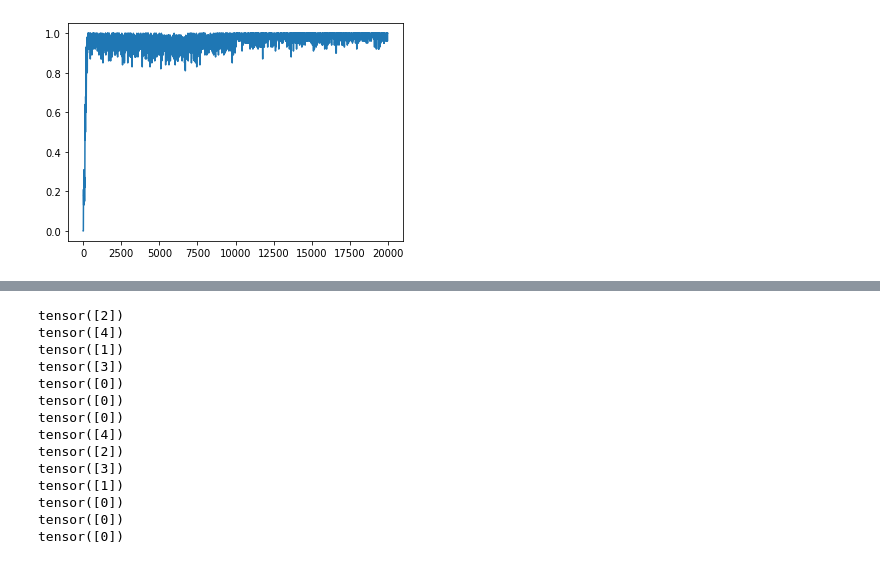
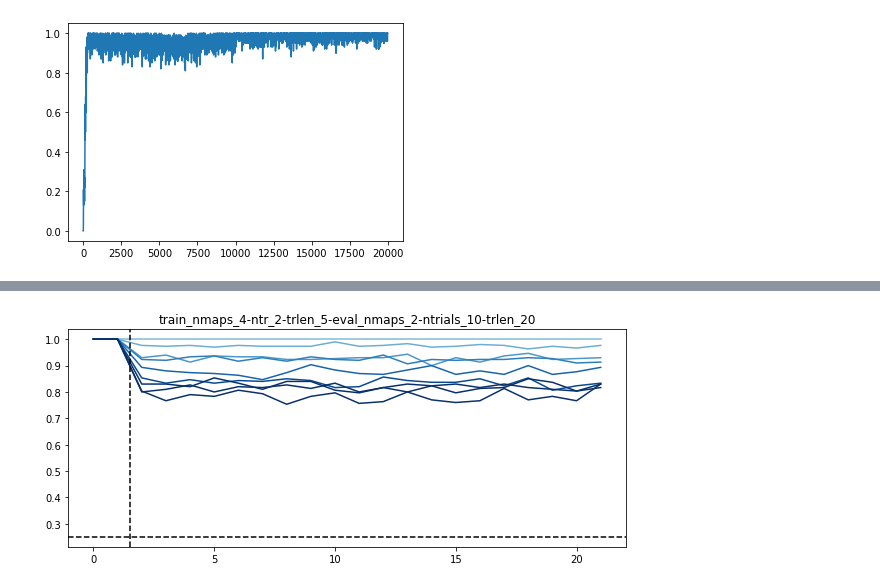
Before and after one commit to andrebeu/PM, a Jupyter notebook: amtask-pieval-generalization.ipynb, the cells around one changed output, grey strips where cells are left out. Cells and saved outputs as stored; diff of their text form; code cells hidden in the pictures.

```diff
--- a/amtask-pieval-generalization.ipynb
+++ b/amtask-pieval-generalization.ipynb
@@ -64,10 +64,10 @@ plt.plot(mov_avg(trac,10))
 [<matplotlib.lines.Line2D at 0x...>]
 [figure]
 # %%
-nmaps_ev = nmaps
+nmaps_ev = nmaps-2
 task.nmaps = nmaps_ev
 neps_ev = 300
-ntrials_ev,trlen_ev = 10,5
+ntrials_ev,trlen_ev = 10,20
 evsc = run_net(net,task,neps_ev,ntrials_ev,trlen_ev,training=False,verb=False,return_states=False)
 evsc.shape
 # %% [output]
@@ -75,6 +74,0 @@ evsc.shape
-# %%
-evac = evsc[:,:,:].mean(0)
-plt.axvline(nmaps_ev-.5,ls='--',c='k')
-for ac in evac:
-  plt.plot(ac)
-plt.axhline(1/nmaps,c='k',ls='--')
@@ -86,18 +75,13 @@ I,X,Y = task.gen_ep_data(2,3)
-# %%
-for i,x,y in zip(I,X,Y):
-  print(i)
-# %% [output]
-tensor([2])
-tensor([4])
-tensor([1])
-tensor([3])
-tensor([0])
-tensor([0])
-tensor([0])
-tensor([4])
-tensor([2])
-tensor([3])
-tensor([1])
-tensor([0])
-tensor([0])
-tensor([0])
+# %%
+evac = evsc[:,:,:].mean(0)
+plt.figure(figsize=(10,4))
+for idx,ac in enumerate(evac):
+  plt.plot(ac,c=plt.cm.Blues(.3+idx/len(evac)))
+plt.axhline(1/nmaps,c='k',ls='--')
+plt.axvline(nmaps_ev-.5,ls='--',c='k')
+title = 'train_nmaps_%i-ntr_%i-trlen_%i-eval_nmaps_%i-ntrials_%i-trlen_%i'%(
+        nmaps,ntrials_tr,trlen_tr,nmaps_ev,ntrials_ev,trlen_ev)
+plt.title(title)
+plt.savefig('figures/amtask_pieval/generalization/'+title)
+# %% [output]
+[figure, added]
```
Also changed, not shown: parts of 3 cells of this notebook, 3 other files.
